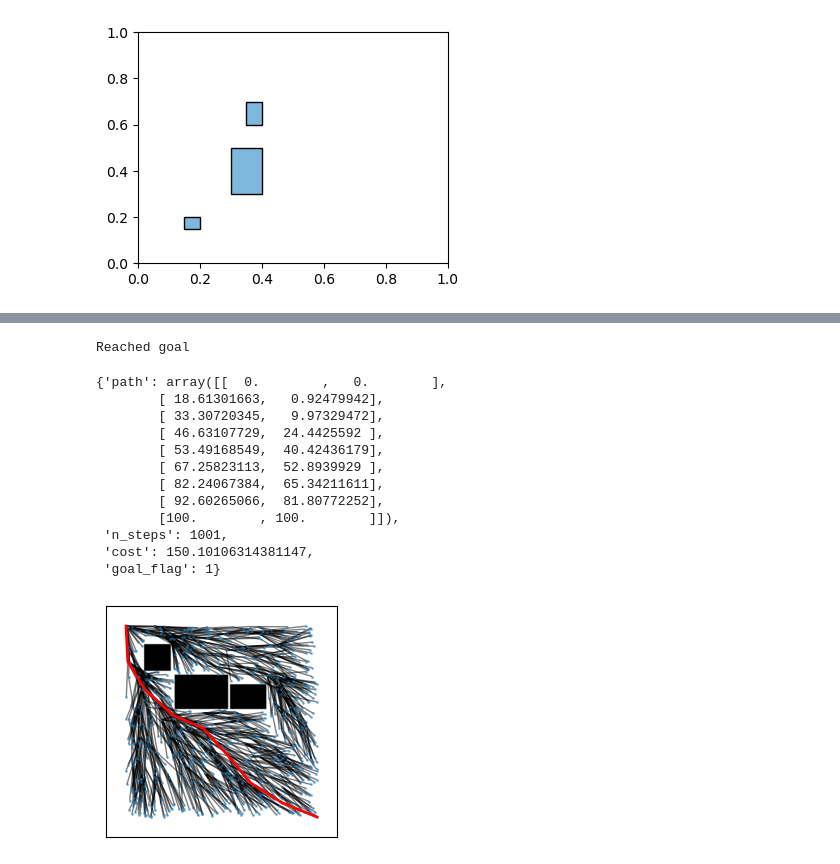
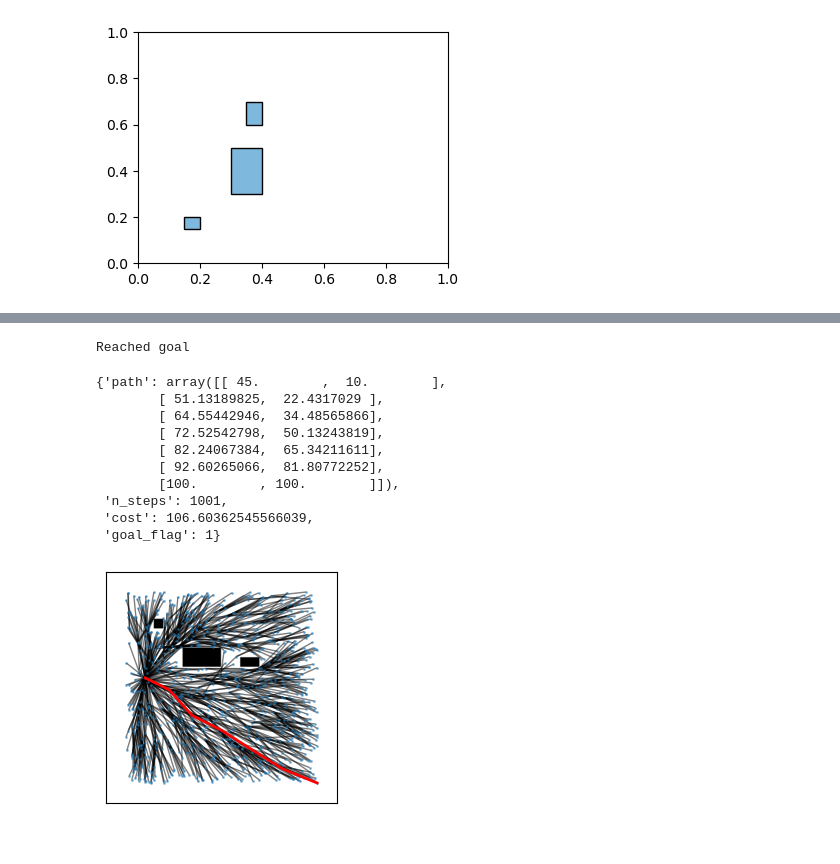
Before and after one commit to irom-lab/perception-guarantees, a Jupyter notebook: planning/plan.example.ipynb, the cells around one changed output, grey strips where cells are left out. Drawn from its saved outputs; the diff is of its cells as text; code cells hidden in the pictures.

```diff
--- a/planning/plan.example.ipynb
+++ b/planning/plan.example.ipynb
@@ -51,7 +45,7 @@ visualize_2d(occ_ics)
 # convert to map for planning
 # width, height, resolution
 w = 1; h = 1; dx = 0.01
-map_design = occ_to_map(occ_ics, w, h, dx)
+map_design = occ_to_map(occ_now, w, h, dx)
 plt.imshow(map_design, cmap="gray") # gets flipped
 # %% [output]
 <matplotlib.image.AxesImage at 0x...>
@@ -61,23 +97,21 @@ plt.imshow(map_design, cmap="gray") # gets flipped
 # %%
-start = [0,0]
+start = [0.45,0.1]
 goal = [1,1]
 
 start_id = [int(np.floor(start[0]/dx)), int(np.floor(start[1]/dx))]
 goal_id = [int(np.ceil(goal[0]/dx)), int(np.ceil(goal[1]/dx))]
 
 plan(map_design, start_id, goal_id)
 # %% [output]
 Reached goal
-{'path': array([[  0.        ,   0.        ],
-        [ 18.61301663,   0.92479942],
-        [ 33.30720345,   9.97329472],
-        [ 46.63107729,  24.4425592 ],
-        [ 53.49168549,  40.42436179],
-        [ 67.25823113,  52.8939929 ],
+{'path': array([[ 45.        ,  10.        ],
+        [ 51.13189825,  22.4317029 ],
+        [ 64.55442946,  34.48565866],
+        [ 72.52542798,  50.13243819],
         [ 82.24067384,  65.34211611],
         [ 92.60265066,  81.80772252],
         [100.        , 100.        ]]),
  'n_steps': 1001,
- 'cost': 150.10106314381147,
+ 'cost': 106.60362545566039,
  'goal_flag': 1}
-[figure, old version]
+[figure, new version]
```
Also changed, not shown: parts of 9 cells of this notebook, 5 other files.
